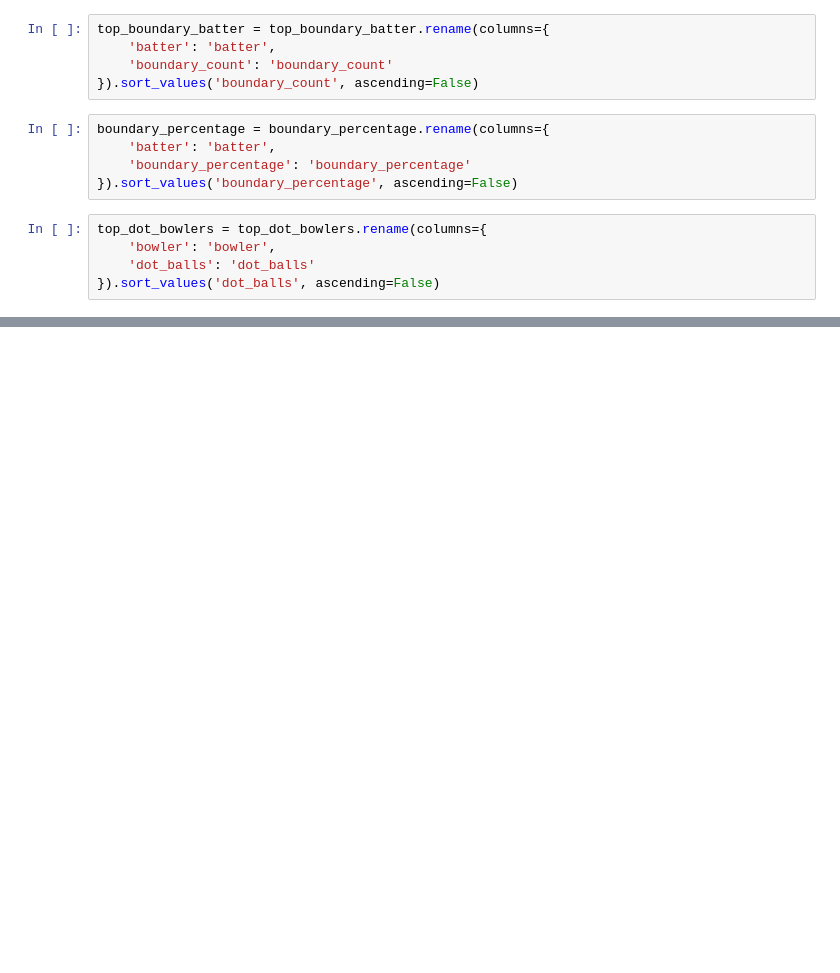
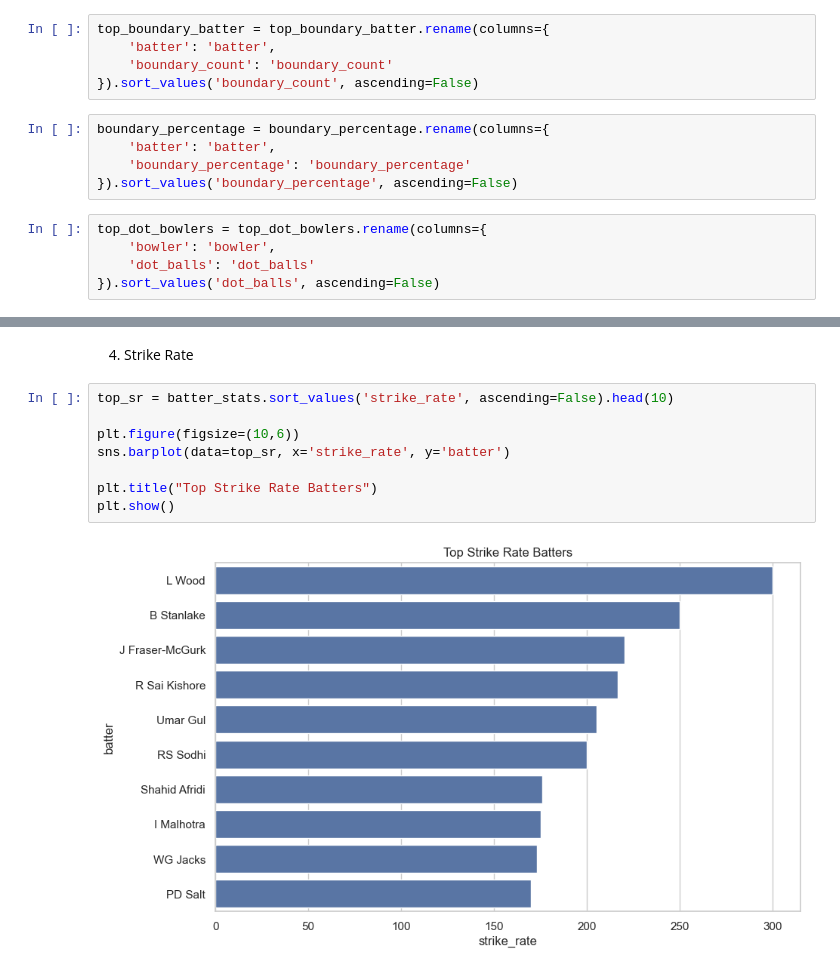
Before and after one commit to saiyeshwin/IPLCaseStudy-pandas-visualization, a Jupyter notebook: ipl.ipynb, the cells around one changed output, grey strips where cells are left out. Cells and saved outputs as stored; diff of their text form; blank space fills up the shorter version.

```diff
--- a/ipl.ipynb
+++ b/ipl.ipynb
@@ -787,0 +876,12 @@ top_dot_bowlers = top_dot_bowlers.rename(columns={
+# %% [markdown]
+4. Strike Rate
+# %%
+top_sr = batter_stats.sort_values('strike_rate', ascending=False).head(10)
+
+plt.figure(figsize=(10,6))
+sns.barplot(data=top_sr, x='strike_rate', y='batter')
+
+plt.title("Top Strike Rate Batters")
+plt.show()
+# %% [output]
+[figure, added]
```
Also changed, not shown: parts of 56 cells of this notebook, 6 other files.
